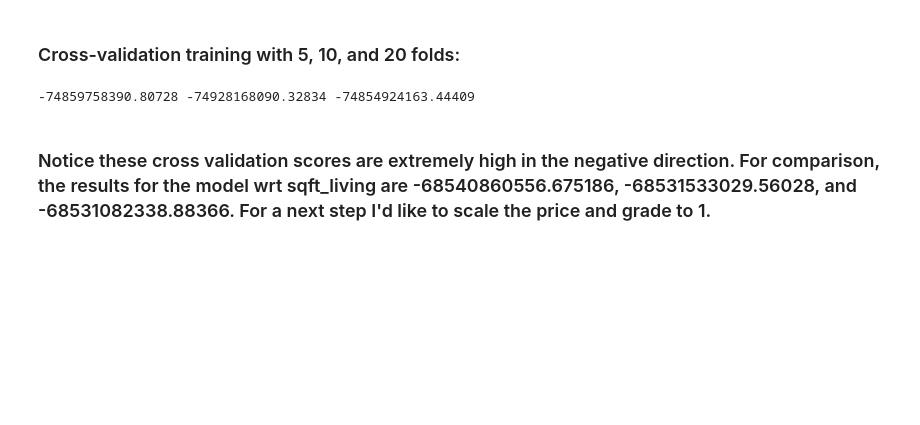
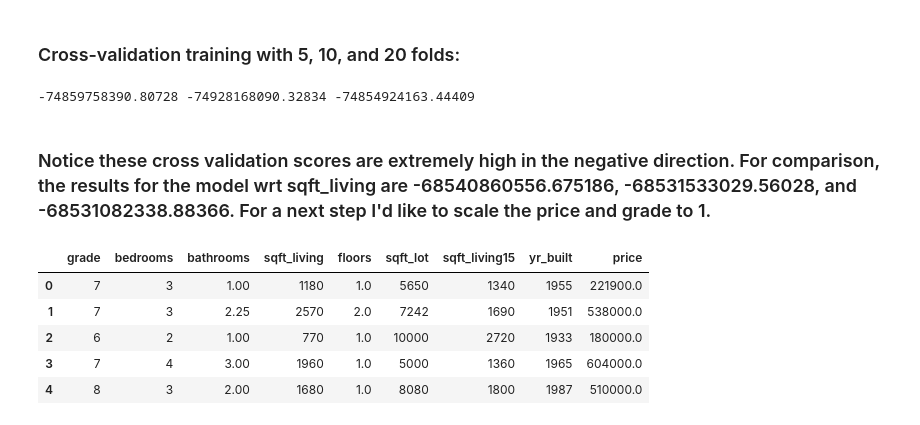
Before and after one commit to flatiron-data-science/dsc-1-final-project, a Jupyter notebook: tara_simple_reg_grade.ipynb, the cells around one changed output. Saved outputs shown, nothing was run; the diff lists cells and outputs as text; code cells hidden in the pictures; blank space fills up the shorter version.

```diff
--- a/tara_simple_reg_grade.ipynb
+++ b/tara_simple_reg_grade.ipynb
@@ -156,0 +162,10 @@ print(cv_5_results, cv_10_results, cv_20_results)
+# %%
+ds = dn.copy()
+ds.head()
+# %% [output]
+|  | grade | bedrooms | bathrooms | sqft_living | floors | sqft_lot | sqft_living15 | yr_built | price |
+| 0 | 7 | 3 | 1.00 | 1180 | 1.0 | 5650 | 1340 | 1955 | 221900.0 |
+| 1 | 7 | 3 | 2.25 | 2570 | 2.0 | 7242 | 1690 | 1951 | 538000.0 |
+| 2 | 6 | 2 | 1.00 | 770 | 1.0 | 10000 | 2720 | 1933 | 180000.0 |
+| 3 | 7 | 4 | 3.00 | 1960 | 1.0 | 5000 | 1360 | 1965 | 604000.0 |
+| 4 | 8 | 3 | 2.00 | 1680 | 1.0 | 8080 | 1800 | 1987 | 510000.0 |
```
Also changed, not shown: parts of 8 cells of this notebook.
